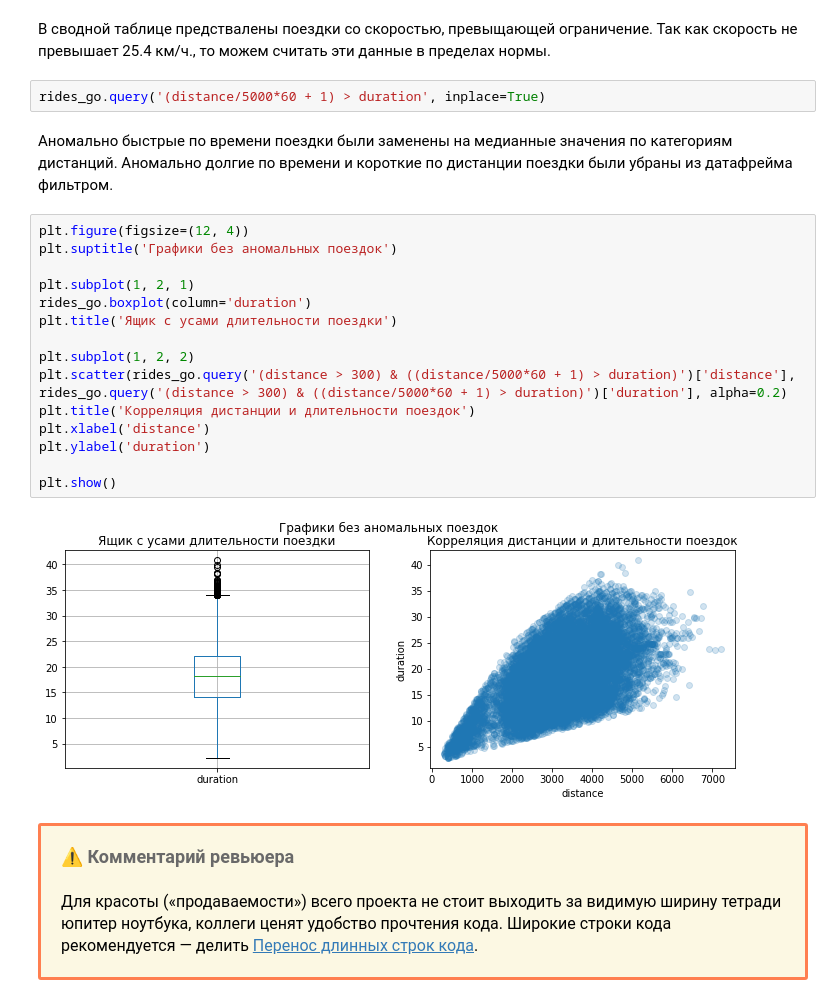
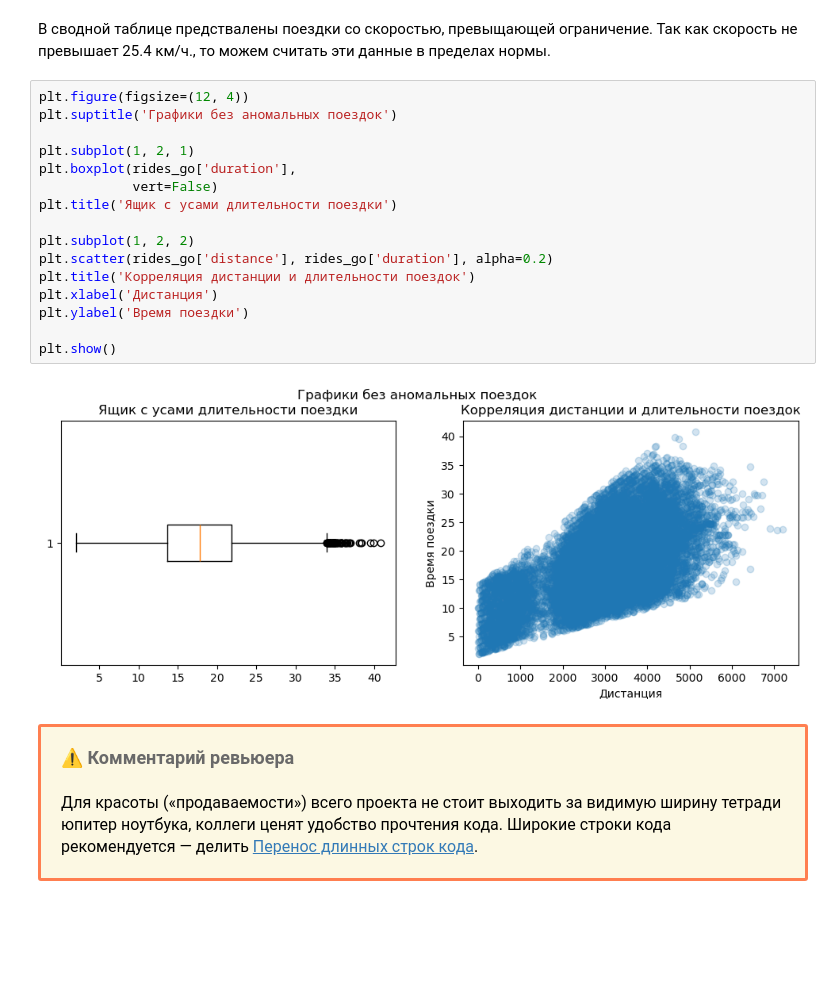
Before and after one commit to serguntsov/scooter, a Jupyter notebook: notebook.ipynb, the cells around one changed output. Cells and saved outputs as stored; diff of their text form; blank space fills up the shorter version.

```diff
--- a/notebook.ipynb
+++ b/notebook.ipynb
@@ -621,27 +627,24 @@ rides_go.query('((distance/25000*60) > duration)')
 | 15332 | 1341 | 5215.548311 | 12.431097 | 2021-08-29 | 8 |
 # %% [markdown]
 В сводной таблице предствалены поездки со скоростью, превыщающей ограничение. Так как скорость не превышает 25.4 км/ч., то можем считать эти данные в пределах нормы.
-# %%
-rides_go.query('(distance/5000*60 + 1) > duration', inplace=True)
-# %% [markdown]
-Аномально быстрые по времени поездки были заменены на медианные значения по категориям дистанций. Аномально долгие по времени и короткие по дистанции поездки были убраны из датафрейма фильтром.
 # %%
 plt.figure(figsize=(12, 4))
 plt.suptitle('Графики без аномальных поездок')
 
 plt.subplot(1, 2, 1)
-rides_go.boxplot(column='duration')
+plt.boxplot(rides_go['duration'],
+            vert=False)
 plt.title('Ящик с усами длительности поездки')
 
 plt.subplot(1, 2, 2)
-plt.scatter(rides_go.query('(distance > 300) & ((distance/5000*60 + 1) > duration)')['distance'], rides_go.query('(distance > 300) & ((distance/5000*60 + 1) > duration)')['duration'], alpha=0.2)
+plt.scatter(rides_go['distance'], rides_go['duration'], alpha=0.2)
 plt.title('Корреляция дистанции и длительности поездок')
-plt.xlabel('distance')
-plt.ylabel('duration')
+plt.xlabel('Дистанция')
+plt.ylabel('Время поездки')
 
 plt.show()
 # %% [output]
-[figure, old version]
+[figure, new version]
 # %% [markdown]
 <div class="alert alert-warning", style="border:solid coral 3px; padding: 20px">
 <font size="4", color = "DimGrey"><b>⚠️ Комментарий ревьюера</b></font>
```
Also changed, not shown: parts of 50 cells of this notebook.
